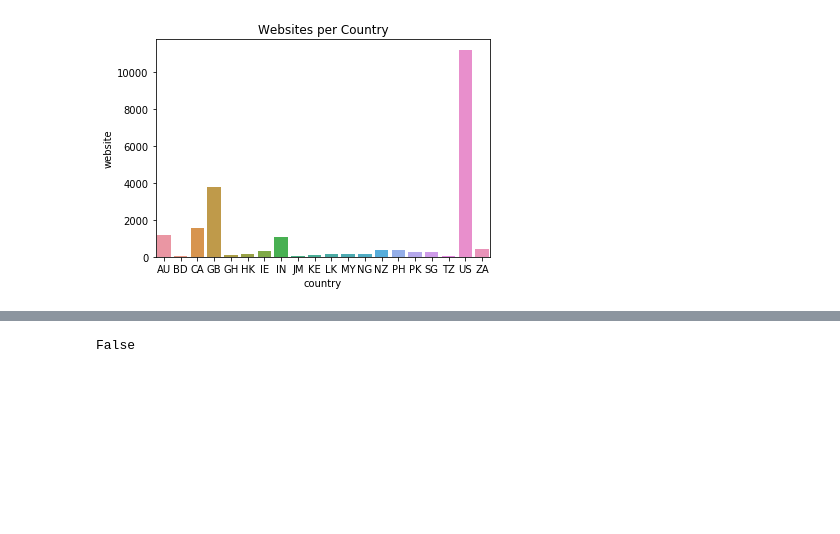
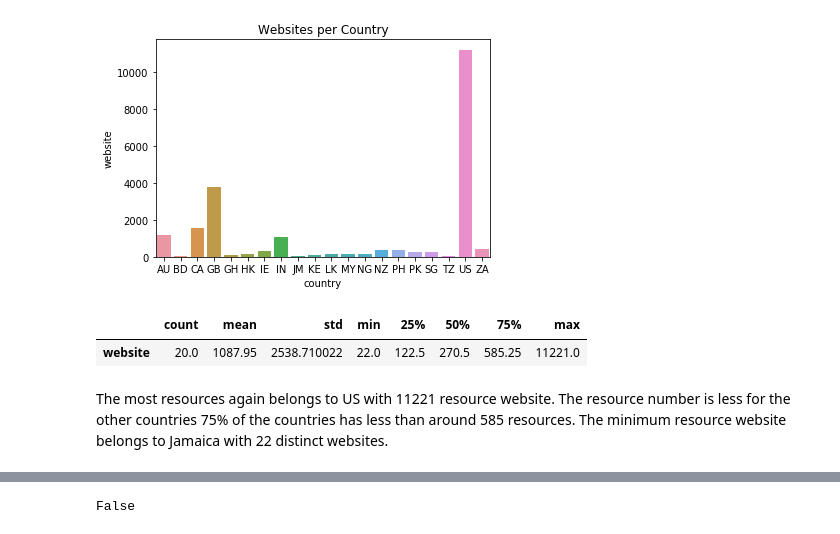
Before and after one commit to camligorkem/ADA_2018_Project, a Jupyter notebook: Source_data_exploration.ipynb, the cells around one changed output, grey strips where cells are left out. Saved outputs shown, nothing was run; the diff lists cells and outputs as text; code cells hidden in the pictures; blank space fills up the shorter version.

```diff
--- a/Source_data_exploration.ipynb
+++ b/Source_data_exploration.ipynb
@@ -140,6 +174,13 @@ ax = sns.barplot(x="country", y="website", data=websites_per_country).set_title(
 | country | AU | BD | CA | GB | GH | HK | IE | IN | JM | KE | LK | ... |
 | website | 1161 | 49 | 1587 | 3797 | 91 | 148 | 312 | 1057 | 22 | 115 | 125 | ... |
 [figure]
+# %%
+websites_per_country.describe().T
+# %% [output]
+|  | count | mean | std | min | 25% | 50% | 75% | max |
+| website | 20.0 | 1087.95 | 2538.710022 | 22.0 | 122.5 | 270.5 | 585.25 | 11221.0 |
+# %% [markdown]
+The most resources again belongs to US with 11221 resource website. The resource number is less for the other countries 75% of the countries has less than around 585 resources. The minimum resource website belongs to Jamaica with 22 distinct websites.
 # %%
 # How many total words per country?
 words_per_country = sources.groupby(by=['country'])['#words'].sum()
```
Also changed, not shown: parts of 20 cells of this notebook.
